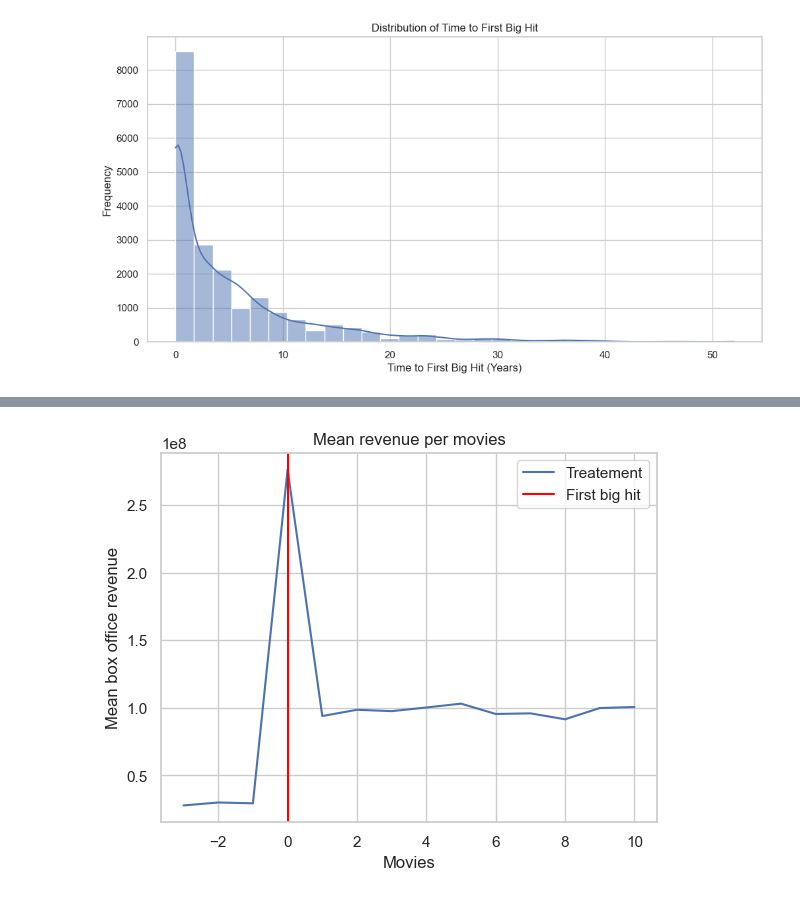
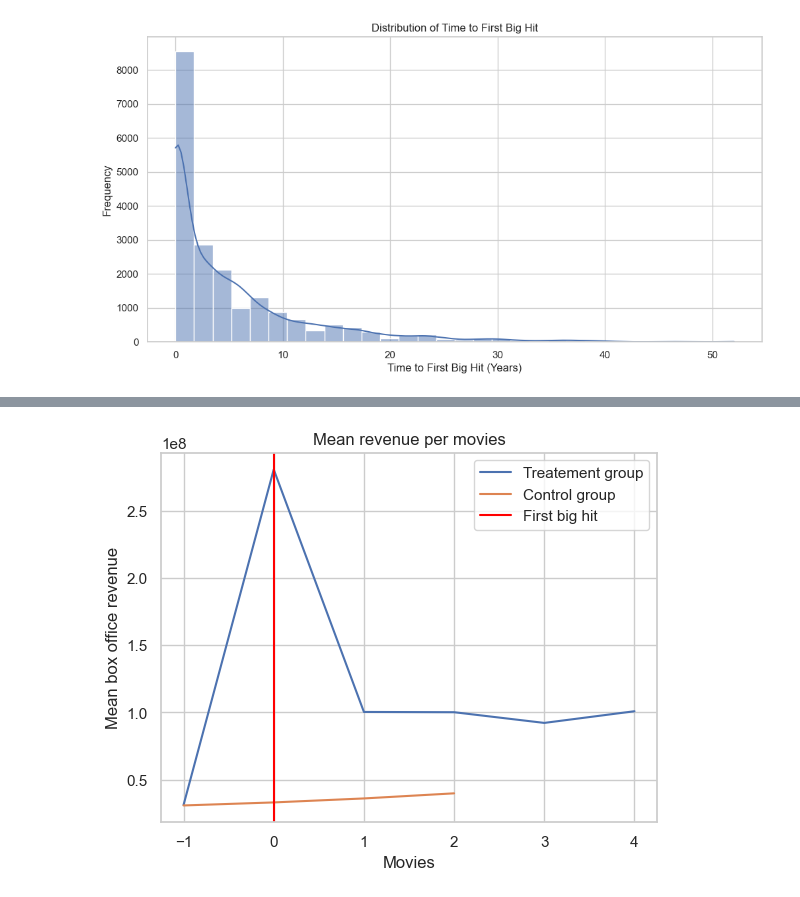
Before and after one commit to epfl-ada/ada-2023-project-pinacolada23, a Jupyter notebook: observational_study.ipynb, the cells around one changed output, grey strips where cells are left out. Drawn from its saved outputs; the diff is of its cells as text; code cells hidden in the pictures.

```diff
--- a/observational_study.ipynb
+++ b/observational_study.ipynb
@@ -217,4 +239,4 @@ df_genres_analysis = df_genres_analysis.dropna(subset='parsed_genres')  #TODO ve
 # %%
 # Sort by actor name and order by release date
-df_genres_analysis = df_genres_analysis.sort_values(by=['name_actor', 'releaseDate']).reset_index(drop=True)
+df_career_analysis = df_career_analysis.sort_values(by=['name_actor', 'releaseDate']).reset_index(drop=True)
 # %%
@@ -261,8 +287,8 @@ def counter_cosine_similarity(c1, c2):
     return dotproduct
 
 # For the gernes column, replace the list by a bag of words
-df_genres_analysis['genres'] = df_genres_analysis.parsed_genres.apply(lambda x: Counter(x))
-df_genres_analysis = df_genres_analysis.drop(labels='parsed_genres', axis=1)
+df_career_analysis['genres'] = df_career_analysis.parsed_genres.apply(lambda x: Counter(x))
+df_career_analysis = df_career_analysis.drop(labels='parsed_genres', axis=1)
 # %%
 def calculate_similarity(df, row):
     row_index = df[(df.movieID == row.movieID)].index[0]-df.index[0]
@@ -279,6 +305,6 @@ def calculate_similarity(df, row):
 
     return counter_cosine_similarity(prev, current)
 
-grp = df_genres_analysis.groupby('name_actor')
-df_genres_analysis['similarity'] = grp.apply(lambda x: x.apply(
+grp = df_career_analysis.groupby('name_actor')
+df_career_analysis['similarity'] = grp.apply(lambda x: x.apply(
     lambda row: calculate_similarity(x, row), axis=1)).reset_index(drop=True)
@@ -301,13 +311,21 @@ df_genres_analysis
 # %%
 # Get the mean among all actors of mean similarity for each year n
-to_plot = df_genres_analysis.groupby('n').similarity.mean()
-std = df_genres_analysis.groupby('n')['similarity'].std()
+treat = df_career_analysis[df_career_analysis.big_hit_actor]
+ctrl = df_career_analysis[~df_career_analysis.big_hit_actor]
+to_plot_treat = treat.groupby('n').similarity.mean()
+to_plot_ctrl = ctrl.groupby('n').similarity.mean()
+
+std_treat = treat.groupby('n')['similarity'].std()
+std_ctrl = ctrl.groupby('n')['similarity'].std()
 
 # Get the number of actors we have for each year n
-nb_of_actors_for_n = df_genres_analysis.groupby('n')['similarity'].count()
+nb_of_actors_for_n_treat = treat.groupby('n')['similarity'].count()
+nb_of_actors_for_n_ctrl = ctrl.groupby('n')['similarity'].count()
 
-# Define the indexes we will keep where the number of actors is representative enough
-to_plot_indexes = nb_of_actors_for_n[nb_of_actors_for_n.values>=800].index
+# Define the indexes we will keep where the number obf actors is representative enough (how much is representative enough?? 800? 1000?)
+to_plot_indexes_treat = nb_of_actors_for_n_treat[nb_of_actors_for_n_treat.values>=1000].index
+to_plot_indexes_ctrl = nb_of_actors_for_n_ctrl[nb_of_actors_for_n_ctrl.values>=1000].index
 
-to_plot = to_plot[to_plot_indexes]
+to_plot_treat = to_plot_treat[to_plot_indexes_treat]
+to_plot_ctrl = to_plot_ctrl[to_plot_indexes_ctrl]
 # %%
@@ -332,16 +344,20 @@ plt.plot(tom_cruise.n, tom_cruise.similarity)
 # %%
-to_plot = df_genres_analysis.groupby('n')['revenue'].mean()
-std = df_genres_analysis.groupby('n')['revenue'].std()
+to_plot_treat = treat.groupby('n')['revenue'].mean()
+to_plot_ctrl = ctrl.groupby('n')['revenue'].mean()
 
-to_plot = to_plot[to_plot_indexes]
-plt.plot(to_plot[to_plot.actor_big_hit], label = 'Treatement group')
-plt.plot(to_plot[~to_plot.actor_big_hit], label = 'Control group')
+std_treat = treat.groupby('n')['revenue'].std()
+std_ctrl = ctrl.groupby('n')['revenue'].std()
+
+to_plot_treat = to_plot_treat[to_plot_indexes_treat]
+to_plot_ctrl = to_plot_ctrl[to_plot_indexes_ctrl]
+plt.plot(to_plot_treat, label = 'Treatement group')
+plt.plot(to_plot_ctrl, label = 'Control group')
 
 plt.axvline(x=0, color='red', label = 'First big hit')
 plt.title('Mean revenue per movies')
 plt.xlabel('Movies')
 plt.ylabel('Mean box office revenue')
 plt.legend()
 plt.show()
 # %% [output]
-[figure, old version]
+[figure, new version]
```
Also changed, not shown: parts of 15 cells of this notebook, 1 other file.
